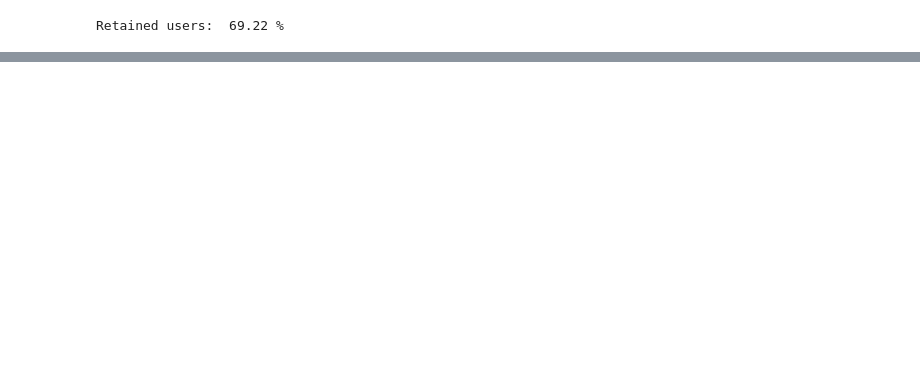
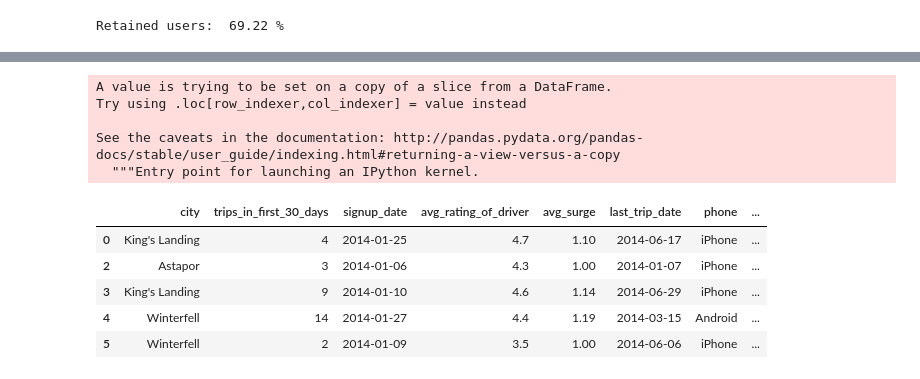
Before and after one commit to CJL89/Ultimate_Take_Home_Challenge, a Jupyter notebook: Ultimate_Take_Home_Challenge.ipynb, the cells around one changed output, grey strips where cells are left out. Saved outputs shown, nothing was run; the diff lists cells and outputs as text; code cells hidden in the pictures; blank space fills up the shorter version.

Commit message:
Preprocessed data

```diff
--- a/Ultimate_Take_Home_Challenge.ipynb
+++ b/Ultimate_Take_Home_Challenge.ipynb
@@ -193,0 +216,4 @@ Retained users:  69.22 %
+# %%
+retained['signup_date'] = pd.to_datetime(retained['signup_date'])
+retained['active'] = np.where(((retained['last_trip_date'] - retained['signup_date']) / np.timedelta64(1, 'M')) > 5, 1, 0)
+print(retained.info())
@@ -193,0 +273,15 @@ Retained users:  69.22 %
+# %%
+retained['ultimate_black_user'] = retained['ultimate_black_user'].astype(int)
+retained.head()
+# %% [output]
+A value is trying to be set on a copy of a slice from a DataFrame.
+Try using .loc[row_indexer,col_indexer] = value instead
+
+See the caveats in the documentation: http://pandas.pydata.org/pandas-docs/stable/user_guide/indexing.html#returning-a-view-versus-a-copy
+  """Entry point for launching an IPython kernel.
+|  | city | trips_in_first_30_days | signup_date | avg_rating_of_driver | avg_surge | last_trip_date | phone | ... |
+| 0 | King's Landing | 4 | 2014-01-25 | 4.7 | 1.10 | 2014-06-17 | iPhone | ... |
+| 2 | Astapor | 3 | 2014-01-06 | 4.3 | 1.00 | 2014-01-07 | iPhone | ... |
+| 3 | King's Landing | 9 | 2014-01-10 | 4.6 | 1.14 | 2014-06-29 | iPhone | ... |
+| 4 | Winterfell | 14 | 2014-01-27 | 4.4 | 1.19 | 2014-03-15 | Android | ... |
+| 5 | Winterfell | 2 | 2014-01-09 | 3.5 | 1.00 | 2014-06-06 | iPhone | ... |
```
Also changed, not shown: parts of 10 cells of this notebook.
